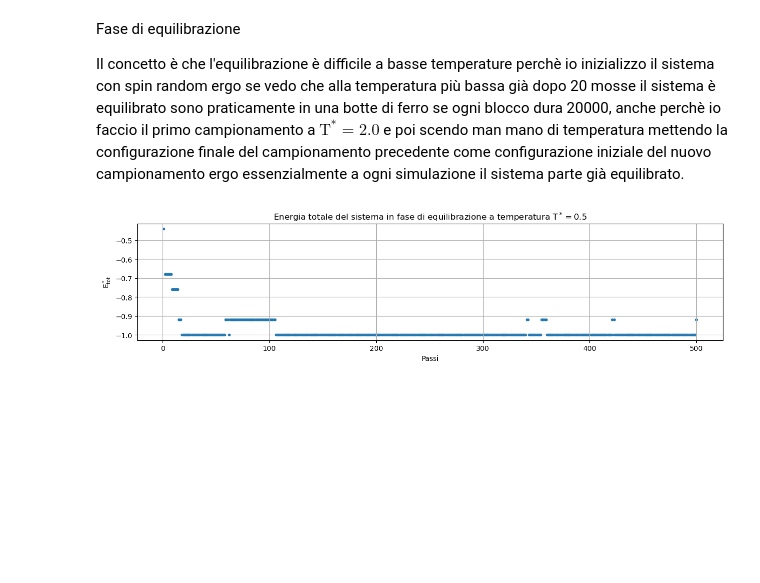
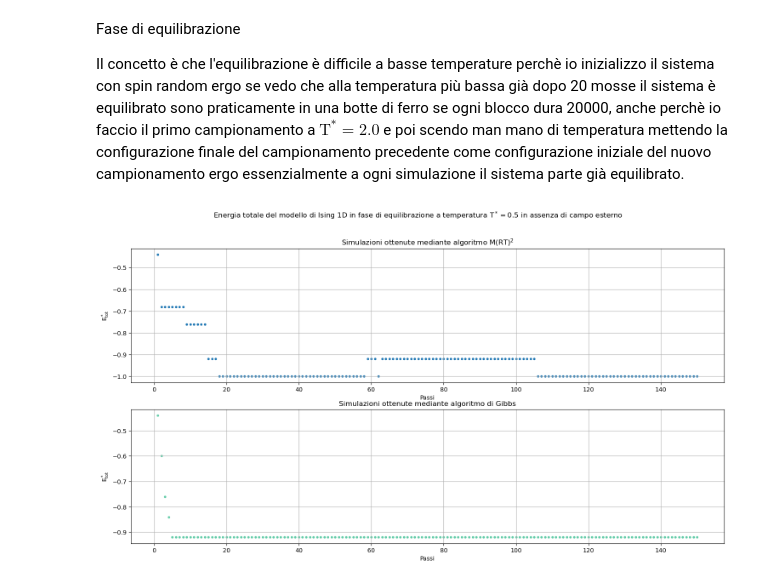
Before and after one commit to angela-bonato/LaboratorioSimulazioneNumerica, a Jupyter notebook: Esercitazione6/Esercitazion6.ipynb, the cells around one changed output. Cells and saved outputs as stored; diff of their text form; code cells hidden in the pictures; blank space fills up the shorter version.

```diff
--- a/Esercitazione6/Esercitazion6.ipynb
+++ b/Esercitazione6/Esercitazion6.ipynb
@@ -16,16 +19,28 @@ Fase di equilibrazione
 
 Il concetto è che l'equilibrazione è difficile a basse temperature perchè io inizializzo il sistema con spin random ergo se vedo che alla temperatura più bassa già dopo 20 mosse il sistema è equilibrato sono praticamente in una botte di ferro se ogni blocco dura 20000, anche perchè io faccio il primo campionamento a $\mathrm{T^*}=2.0$ e poi scendo man mano di temperatura mettendo la configurazione finale del campionamento precedente come configurazione iniziale del nuovo campionamento ergo essenzialmente a ogni simulazione il sistema parte già equilibrato.
 # %%
-Neq=500  #passi della simulazione di equilibrazione
-xeq=np.arange(Neq)+1  #Etot di equilibrazione la plotto in base agli steps, non faccio media a blocchi, faccio +1 perchè indicizza da 0 np.arange
-Eeq=np.loadtxt("Risultati/eqtenergy.dat", delimiter=" ", usecols=0,  unpack="true")  #vettore delle ordinate dei punti plottati
+Neq0=150  #passi della simulazione di equilibrazione
+xeq0=np.arange(Neq0)+1  #Etot di equilibrazione la plotto in base agli steps, non faccio media a blocchi, faccio +1 perchè indicizza da 0 np.arange
 
-plt.figure(figsize=(15, 3))
-plt.scatter(xeq, Eeq, marker='.')
-plt.xlabel("Passi")
-plt.ylabel(r"$\mathrm{E_{tot}^*}$")
-plt.title(r"Energia totale del sistema in fase di equilibrazione a temperatura $\mathrm{T^*}=0.5$")
-plt.grid(True)
+metr_eq0=np.loadtxt("Risultati/metr_eqtenergy0.dat", delimiter=" ", usecols=0,  unpack="true")  #vettore delle ordinate dei punti plottati
+gib_eq0=np.loadtxt("Risultati/gib_eqtenergy0.dat", delimiter=" ", usecols=0,  unpack="true")  #vettore delle ordinate dei punti plottati
+
+eqfig0 ,(eqplt01, eqplt02) = plt.subplots(2, 1, figsize=(18, 9))
+
+eqplt01.scatter(xeq0, metr_eq0, marker='.')
+eqplt01.set_xlabel("Passi")
+eqplt01.set_ylabel(r"$\mathrm{E_{tot}^*}$")
+eqplt01.set_title(r"Simulazioni ottenute mediante algoritmo $\mathrm{M(RT)^2}$")
+eqplt01.grid(True)
+
+eqplt02.scatter(xeq0, gib_eq0, marker='.', color="mediumaquamarine")
+eqplt02.set_xlabel("Passi")
+eqplt02.set_ylabel(r"$\mathrm{E_{tot}^*}$")
+eqplt02.set_title(r"Simulazioni ottenute mediante algoritmo di Gibbs")
+eqplt02.grid(True)
+
+eqfig0.suptitle(r"Energia totale del modello di Ising 1D in fase di equilibrazione a temperatura $\mathrm{T^*}=0.5$ in assenza di campo esterno")
 plt.show()
+#quando faccio Gibbs fare la stessa cosa
 # %% [output]
-[figure, old version]
+[figure, new version]
```
Also changed, not shown: parts of 11 cells of this notebook, 31 other files.
